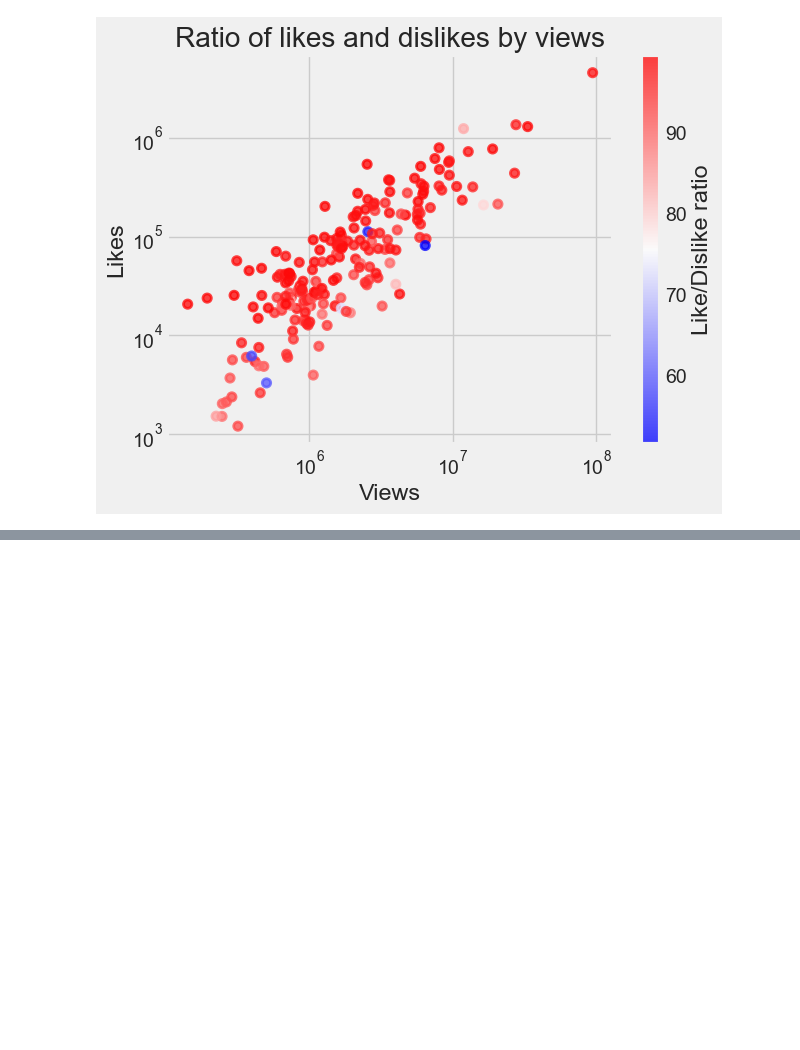
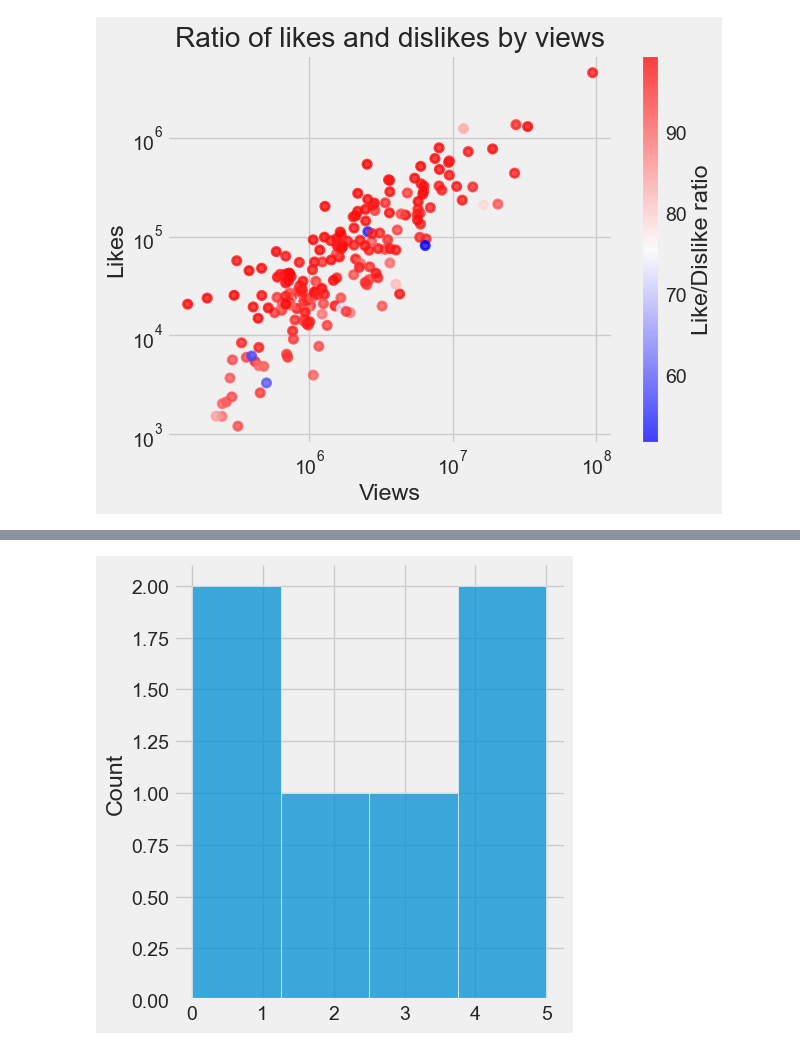
Before and after one commit to youngshayan/Machine-learning-and-AI, a Jupyter notebook: Course/Matplotlib-Learning-1.ipynb, the cells around one changed output, grey strips where cells are left out. Drawn from its saved outputs; the diff is of its cells as text; code cells hidden in the pictures; blank space fills up the shorter version.

```diff
--- a/Course/Matplotlib-Learning-1.ipynb
+++ b/Course/Matplotlib-Learning-1.ipynb
@@ -287,0 +278,9 @@ plt.show()
+# %%
+import matplotlib.pyplot as plt
+import seaborn as sns
+
+sns.displot([0, 1, 2, 3, 4, 5])
+
+plt.show()
+# %% [output]
+[figure, added]
```
Also changed, not shown: parts of 8 cells of this notebook, 5 other files.
